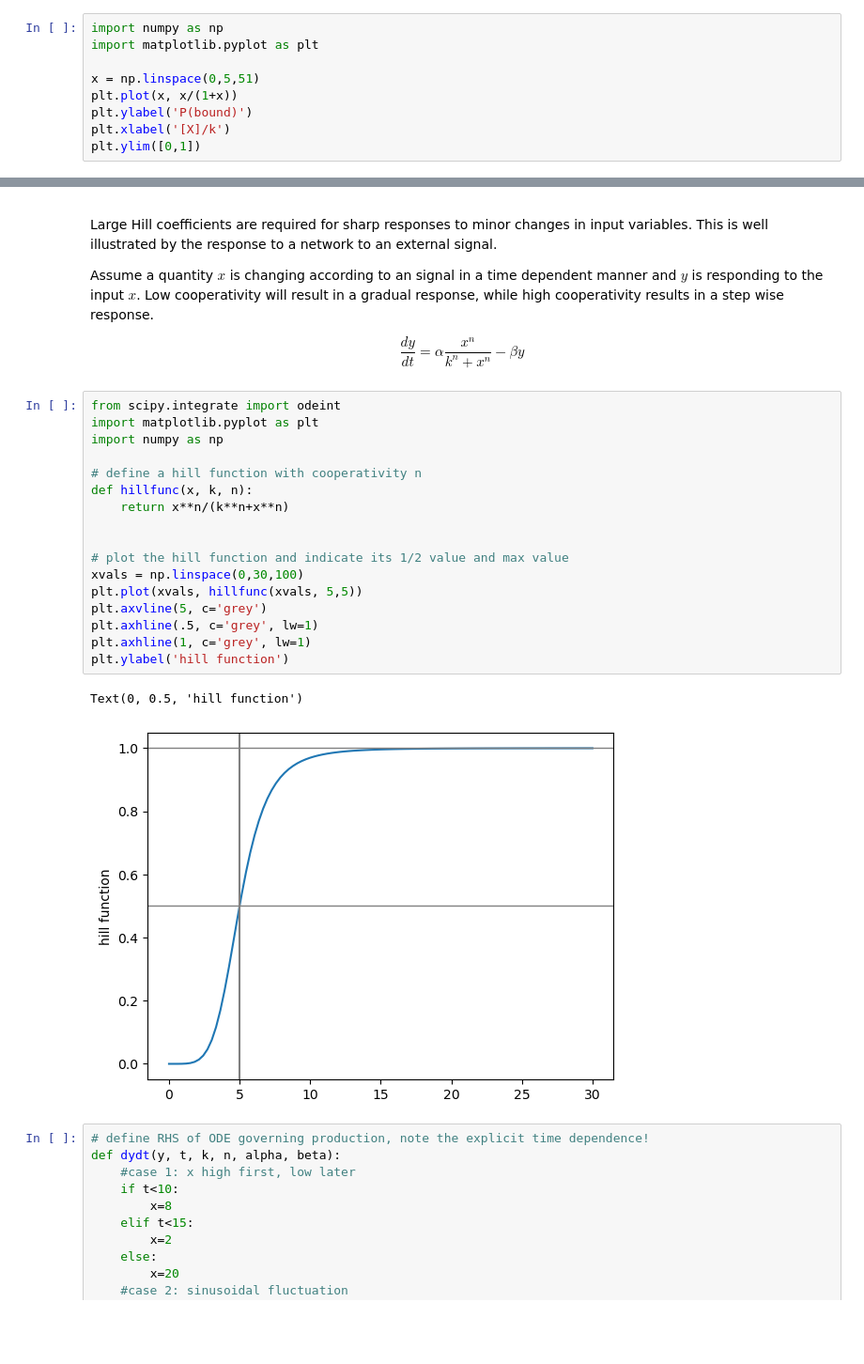
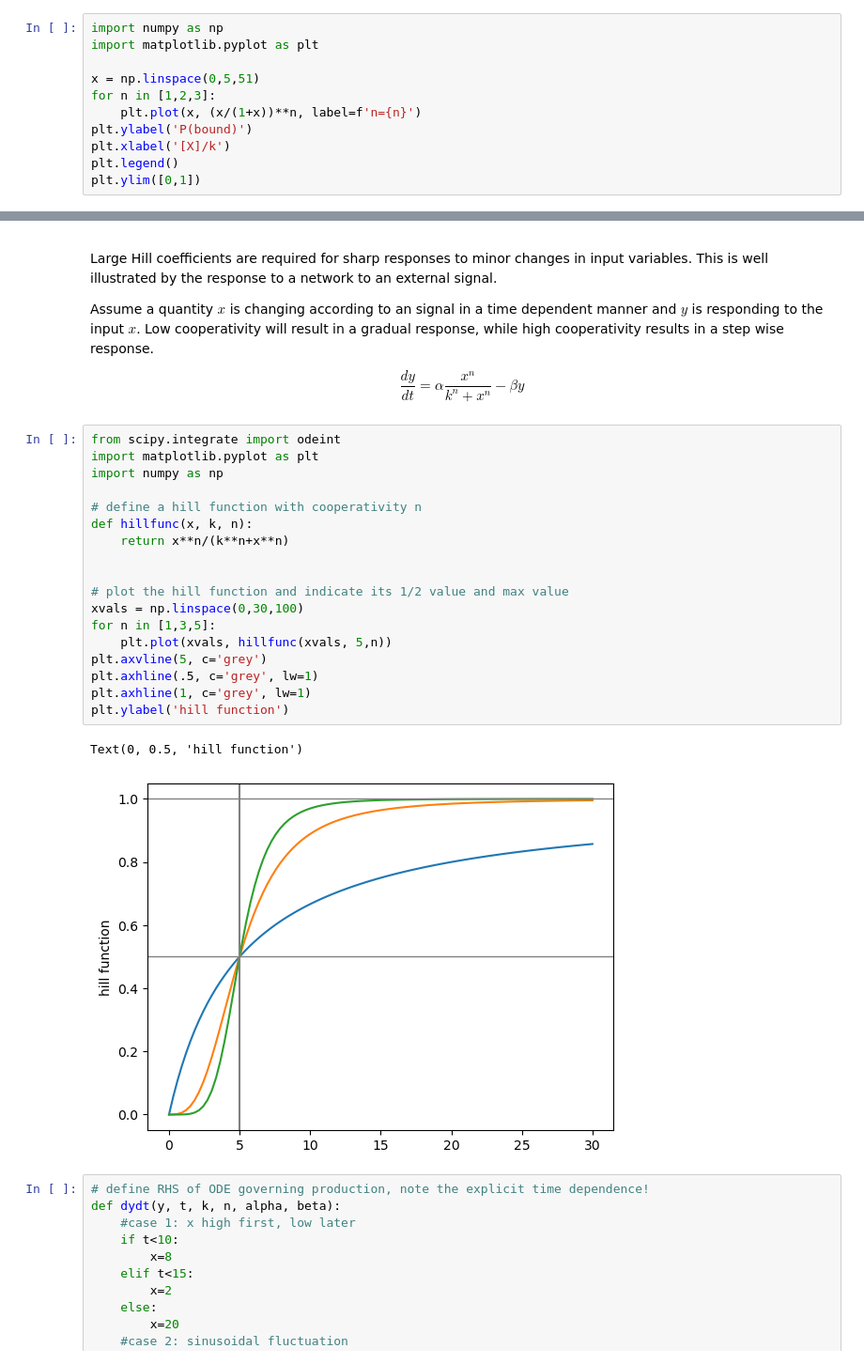
Before and after one commit to neherlab/PoL1-course-materials, a Jupyter notebook: notebooks/lecture03b_SimpleModelsOfGeneRegulation.ipynb, the cells around one changed output, grey strips where cells are left out. Shown at 94% size. Drawn from its saved outputs; the diff is of its cells as text; blank space fills up the shorter version.

```diff
--- a/notebooks/lecture03b_SimpleModelsOfGeneRegulation.ipynb
+++ b/notebooks/lecture03b_SimpleModelsOfGeneRegulation.ipynb
@@ -30,9 +30,11 @@ import numpy as np
 import matplotlib.pyplot as plt
 
 x = np.linspace(0,5,51)
-plt.plot(x, x/(1+x))
+for n in [1,2,3]:
+    plt.plot(x, (x/(1+x))**n, label=f'n={n}')
 plt.ylabel('P(bound)')
 plt.xlabel('[X]/k')
+plt.legend()
 plt.ylim([0,1])
 # %% [output]
 (0.0, 1.0)
@@ -177,23 +189,24 @@ $$
 # %%
 from scipy.integrate import odeint
 import matplotlib.pyplot as plt
 import numpy as np
 
 # define a hill function with cooperativity n
 def hillfunc(x, k, n):
     return x**n/(k**n+x**n)
 
 
 # plot the hill function and indicate its 1/2 value and max value
 xvals = np.linspace(0,30,100)
-plt.plot(xvals, hillfunc(xvals, 5,5))
+for n in [1,3,5]:
+    plt.plot(xvals, hillfunc(xvals, 5,n))
 plt.axvline(5, c='grey')
 plt.axhline(.5, c='grey', lw=1)
 plt.axhline(1, c='grey', lw=1)
 plt.ylabel('hill function')
 # %% [output]
 Text(0, 0.5, 'hill function')
-[figure, old version]
+[figure, new version]
 # %%
 # define RHS of ODE governing production, note the explicit time dependence!
 def dydt(y, t, k, n, alpha, beta):
```
Also changed, not shown: parts of 3 cells of this notebook, 3 other files.
